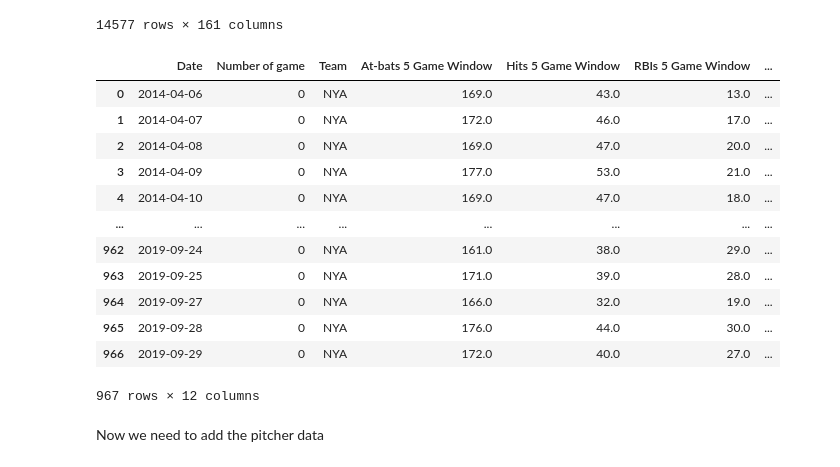
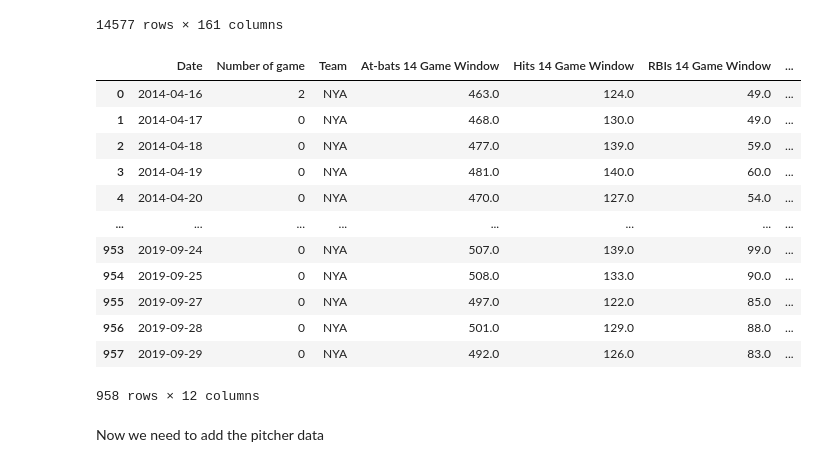
Before and after one commit to samkasbawala/sdp_team_32, a Jupyter notebook: Machine_Learning_with_New_Features.ipynb, the cells around one changed output. Drawn from its saved outputs; the diff is of its cells as text; code cells hidden in the pictures.

```diff
--- a/Machine_Learning_with_New_Features.ipynb
+++ b/Machine_Learning_with_New_Features.ipynb
@@ -137,21 +137,21 @@ def get_team_rolling_sums(team_games, window=5):
 
     return team_games
 # %%
-get_team_rolling_sums(get_team_games())['NYA']
+get_team_rolling_sums(get_team_games(), window=14)['NYA']
 # %% [output]
-|  | Date | Number of game | Team | At-bats 5 Game Window | Hits 5 Game Window | RBIs 5 Game Window | ... |
-| 0 | 2014-04-06 | 0 | NYA | 169.0 | 43.0 | 13.0 | ... |
-| 1 | 2014-04-07 | 0 | NYA | 172.0 | 46.0 | 17.0 | ... |
-| 2 | 2014-04-08 | 0 | NYA | 169.0 | 47.0 | 20.0 | ... |
-| 3 | 2014-04-09 | 0 | NYA | 177.0 | 53.0 | 21.0 | ... |
-| 4 | 2014-04-10 | 0 | NYA | 169.0 | 47.0 | 18.0 | ... |
+|  | Date | Number of game | Team | At-bats 14 Game Window | Hits 14 Game Window | RBIs 14 Game Window | ... |
+| 0 | 2014-04-16 | 2 | NYA | 463.0 | 124.0 | 49.0 | ... |
+| 1 | 2014-04-17 | 0 | NYA | 468.0 | 130.0 | 49.0 | ... |
+| 2 | 2014-04-18 | 0 | NYA | 477.0 | 139.0 | 59.0 | ... |
+| 3 | 2014-04-19 | 0 | NYA | 481.0 | 140.0 | 60.0 | ... |
+| 4 | 2014-04-20 | 0 | NYA | 470.0 | 127.0 | 54.0 | ... |
 | ... | ... | ... | ... | ... | ... | ... | ... |
-| 962 | 2019-09-24 | 0 | NYA | 161.0 | 38.0 | 29.0 | ... |
-| 963 | 2019-09-25 | 0 | NYA | 171.0 | 39.0 | 28.0 | ... |
-| 964 | 2019-09-27 | 0 | NYA | 166.0 | 32.0 | 19.0 | ... |
-| 965 | 2019-09-28 | 0 | NYA | 176.0 | 44.0 | 30.0 | ... |
-| 966 | 2019-09-29 | 0 | NYA | 172.0 | 40.0 | 27.0 | ... |
+| 953 | 2019-09-24 | 0 | NYA | 507.0 | 139.0 | 99.0 | ... |
+| 954 | 2019-09-25 | 0 | NYA | 508.0 | 133.0 | 90.0 | ... |
+| 955 | 2019-09-27 | 0 | NYA | 497.0 | 122.0 | 85.0 | ... |
+| 956 | 2019-09-28 | 0 | NYA | 501.0 | 129.0 | 88.0 | ... |
+| 957 | 2019-09-29 | 0 | NYA | 492.0 | 126.0 | 83.0 | ... |
-967 rows × 12 columns
+958 rows × 12 columns
 # %% [markdown]
 Now we need to add the pitcher data
 # %%
```
Also changed, not shown: parts of 22 cells of this notebook.
